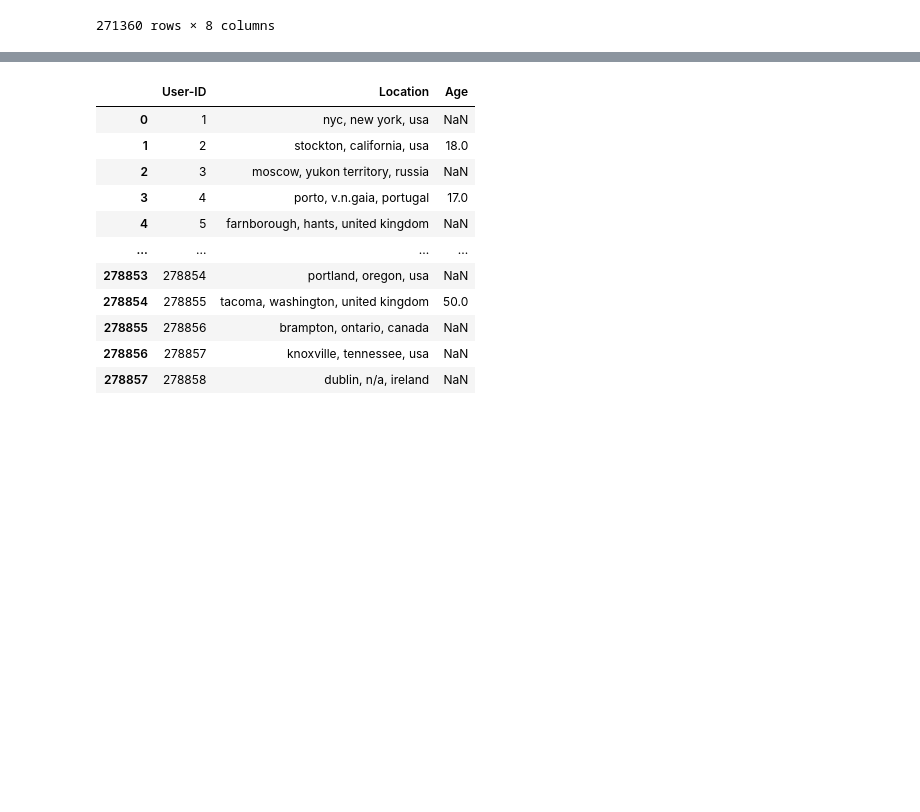
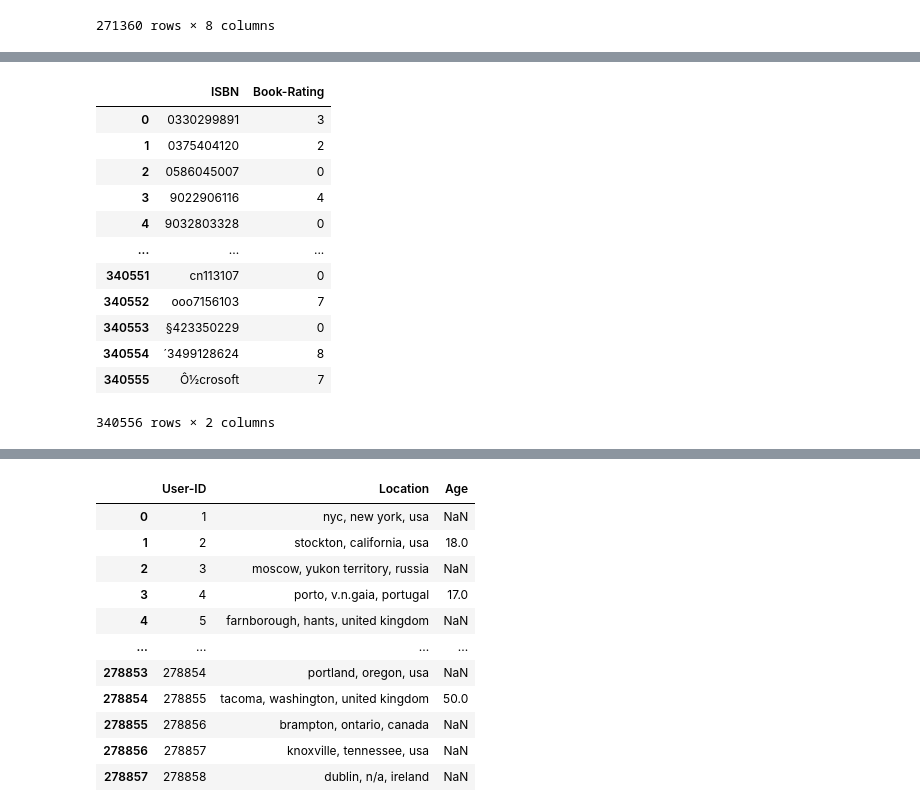
Before and after one commit to kimminyoung0/bookRecommendation, a Jupyter notebook: DataAnalysis.ipynb, the cells around one changed output, grey strips where cells are left out. Cells and saved outputs as stored; diff of their text form; code cells hidden in the pictures; blank space fills up the shorter version.

```diff
--- a/DataAnalysis.ipynb
+++ b/DataAnalysis.ipynb
@@ -31,0 +182,18 @@ book
+# %%
+average_rating = rating.groupby('ISBN')['Book-Rating'].mean().reset_index()
+average_rating['Book-Rating'] = average_rating['Book-Rating'].round().astype(int)
+average_rating
+# %% [output]
+|  | ISBN | Book-Rating |
+| 0 | 0330299891 | 3 |
+| 1 | 0375404120 | 2 |
+| 2 | 0586045007 | 0 |
+| 3 | 9022906116 | 4 |
+| 4 | 9032803328 | 0 |
+| ... | ... | ... |
+| 340551 | cn113107 | 0 |
+| 340552 | ooo7156103 | 7 |
+| 340553 | §423350229 | 0 |
+| 340554 | ´3499128624 | 8 |
+| 340555 | Ô½crosoft | 7 |
+340556 rows × 2 columns
```
Also changed, not shown: parts of 32 cells of this notebook.
